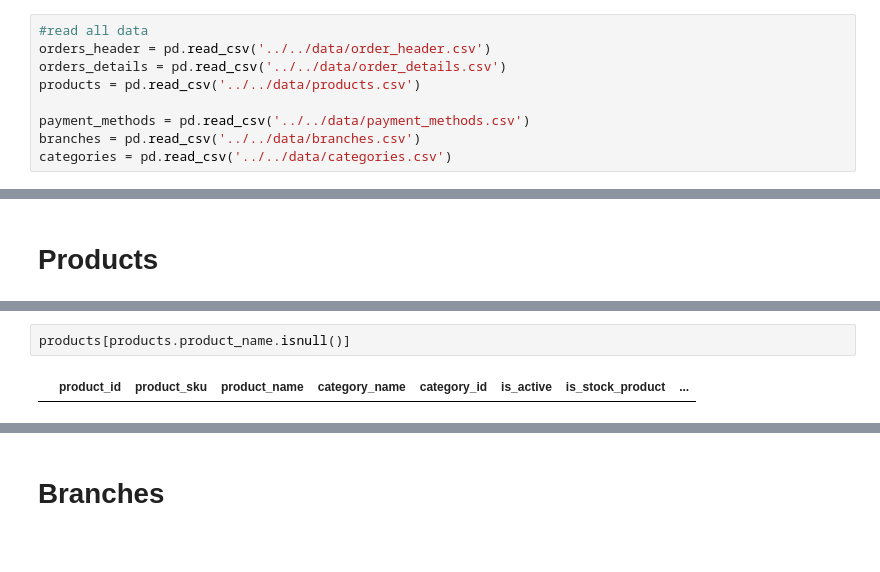
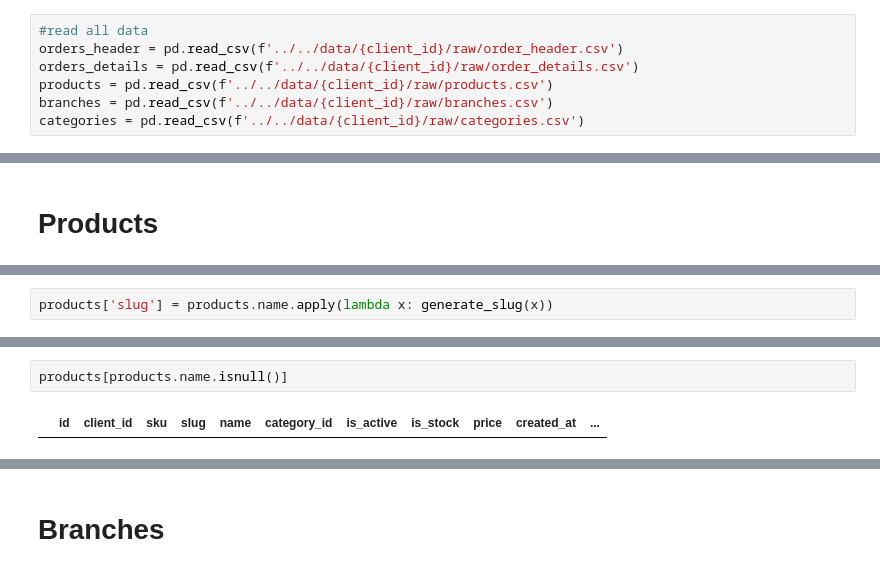
Before and after one commit to OmarHory/POS_CHATBOT_TEXT_TO_SQL, a Jupyter notebook: data_notebooks/orders/process_tables.ipynb, the cells around one changed output, grey strips where cells are left out. Saved outputs shown, nothing was run; the diff lists cells and outputs as text.

```diff
--- a/data_notebooks/orders/process_tables.ipynb
+++ b/data_notebooks/orders/process_tables.ipynb
@@ -3,12 +15,10 @@ import pandas as pd
 # %%
 #read all data
-orders_header = pd.read_csv('../../data/order_header.csv')
-orders_details = pd.read_csv('../../data/order_details.csv')
-products = pd.read_csv('../../data/products.csv')
-
-payment_methods = pd.read_csv('../../data/payment_methods.csv')
-branches = pd.read_csv('../../data/branches.csv')
-categories = pd.read_csv('../../data/categories.csv')
+orders_header = pd.read_csv(f'../../data/{client_id}/raw/order_header.csv')
+orders_details = pd.read_csv(f'../../data/{client_id}/raw/order_details.csv')
+products = pd.read_csv(f'../../data/{client_id}/raw/products.csv')
+branches = pd.read_csv(f'../../data/{client_id}/raw/branches.csv')
+categories = pd.read_csv(f'../../data/{client_id}/raw/categories.csv')
 # %% [markdown]
 # Orders Headers
 # %%
@@ -116,3 +175,5 @@ products.head()
+# %%
+products['slug'] = products.name.apply(lambda x: generate_slug(x))
 # %%
 products.head()
 # %% [output]
@@ -253,5 +206,5 @@ products.product_sku.unique().tolist()
 # %%
-products[products.product_name.isnull()]
+products[products.name.isnull()]
 # %% [output]
-|  | product_id | product_sku | product_name | category_name | category_id | is_active | is_stock_product | ... |
+|  | id | client_id | sku | slug | name | category_id | is_active | is_stock | price | created_at | ... |
 # %%
```
Also changed, not shown: parts of 42 cells of this notebook, 4 other files.
